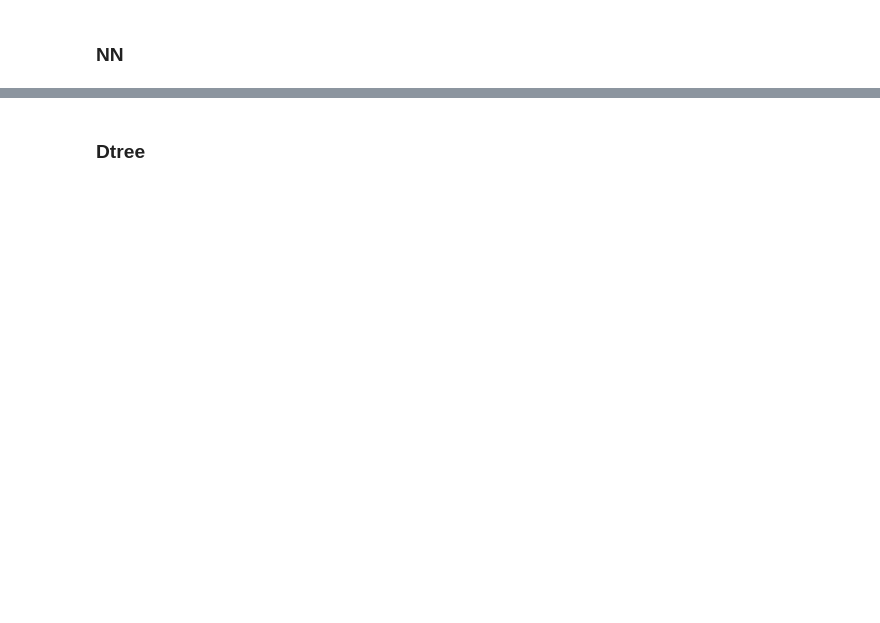
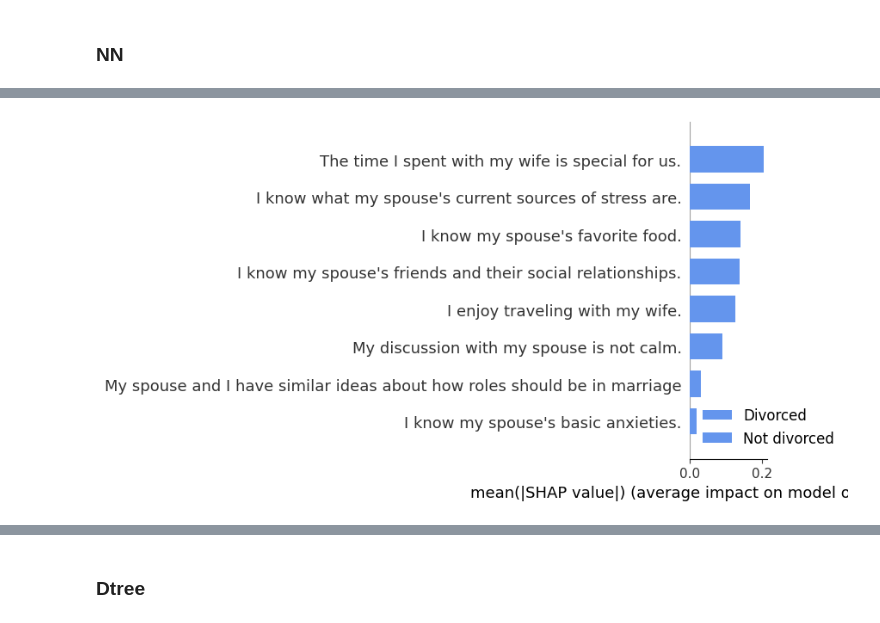
Before and after one commit to mjlpjacoavans/divorce, a Jupyter notebook: divorce.ipynb, the cells around one changed output, grey strips where cells are left out. Saved outputs shown, nothing was run; the diff lists cells and outputs as text; code cells hidden in the pictures; blank space fills up the shorter version.

```diff
--- a/divorce.ipynb
+++ b/divorce.ipynb
@@ -546 +560,10 @@ Using 119 background data samples could cause slower run times. Consider using s
+# %%
+import matplotlib.pyplot as pl
+import matplotlib
+
+cmap = matplotlib.colors.ListedColormap(np.array(["cornflowerblue" for _ in range(2)])[[0, 1]])
+# %%
+shap.summary_plot(nn_shap_values, X_test, feature_names=top_selected_features,class_names=["Divorced","Not divorced"],class_inds='original',color=cmap)
+# %% [output]
+[figure, added]
 # %%
```
Also changed, not shown: parts of 11 cells of this notebook, 3 other files.
